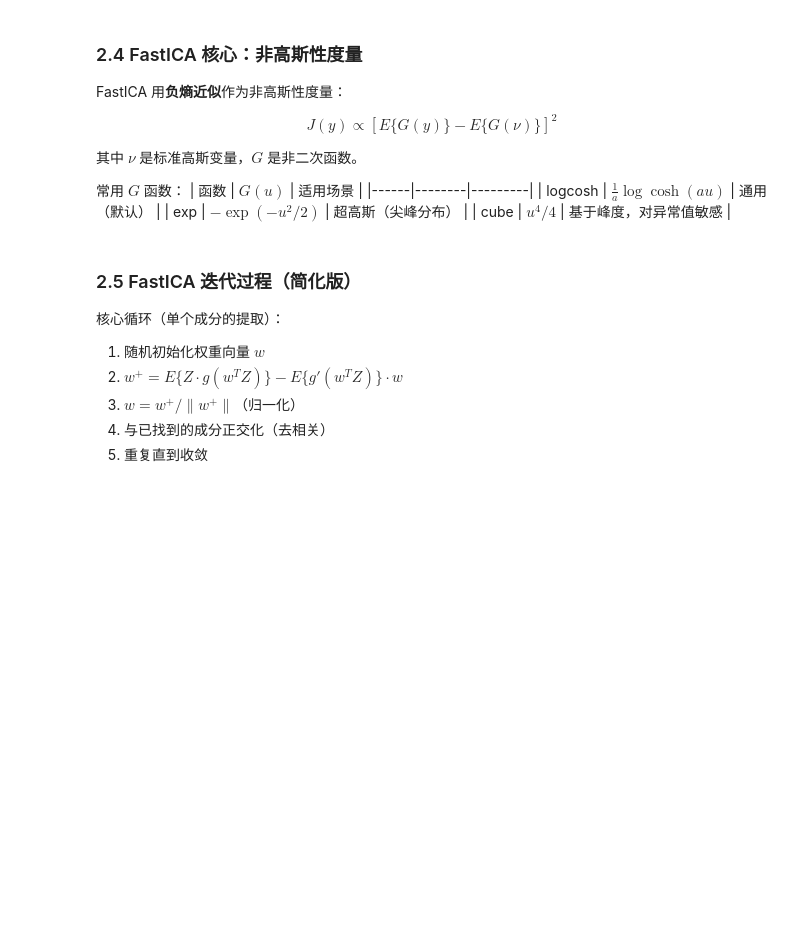
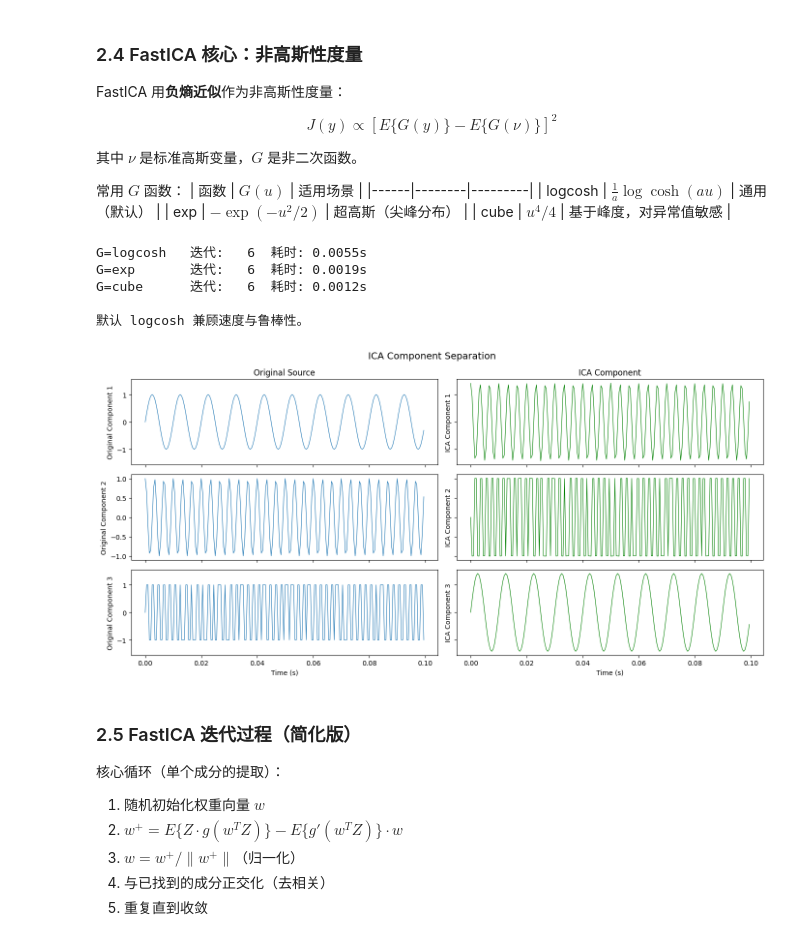
Before and after one commit to usstziyi/eeg_ica_learning, a Jupyter notebook: notebooks/unit2_fastica_theory.ipynb, the cells around one changed output. Drawn from its saved outputs; the diff is of its cells as text; code cells hidden in the pictures; blank space fills up the shorter version.

```diff
--- a/notebooks/unit2_fastica_theory.ipynb
+++ b/notebooks/unit2_fastica_theory.ipynb
@@ -118,12 +152,42 @@ import time
 
 for fun in ['logcosh', 'exp', 'cube']:
     start = time.time()
-    ica = FastICA(n_components=3, fun=fun, random_state=42, max_iter=2000)
+    ica = FastICA(
+        n_components=3,      # 独立成分的数量
+        fun=fun,             # 用于近似负熵的对比函数
+        random_state=42,     # 随机种子，保证结果可复现
+        max_iter=2000        # 最大迭代次数
+    )
     S_hat = ica.fit_transform(X.T).T
     elapsed = time.time() - start
     print(f"G={fun:8s}  迭代: {ica.n_iter_:3d}  耗时: {elapsed:.4f}s")
 
 print("\n默认 logcosh 兼顾速度与鲁棒性。")
+# %% [output]
+G=logcosh   迭代:   6  耗时: 0.0055s
+G=exp       迭代:   6  耗时: 0.0019s
+G=cube      迭代:   6  耗时: 0.0012s
+
+默认 logcosh 兼顾速度与鲁棒性。
+# %%
+# 绘图
+import matplotlib.pyplot as plt
+fig, axes = plt.subplots(3, 2, figsize=(14, 7), sharex=True, sharey='row')
+for i in range(3):
+    axes[i, 0].plot(t[:200], S[i, :200], linewidth=0.8)
+    axes[i, 0].set_ylabel(f'Original Component {i+1}')
+    axes[i, 1].plot(t[:200], S_hat[i, :200], linewidth=0.8, color='green')
+    axes[i, 1].set_ylabel(f'ICA Component {i+1}')
+
+axes[0, 0].set_title('Original Source')
+axes[0, 1].set_title('ICA Component')
+axes[-1, 0].set_xlabel('Time (s)')
+axes[-1, 1].set_xlabel('Time (s)')
+fig.suptitle('ICA Component Separation', fontsize=14)
+plt.tight_layout()
+plt.show()
+# %% [output]
+[figure, added]
 # %% [markdown]
 ### 2.5 FastICA 迭代过程（简化版）
 
```
Also changed, not shown: parts of 8 cells of this notebook, 11 other files.
